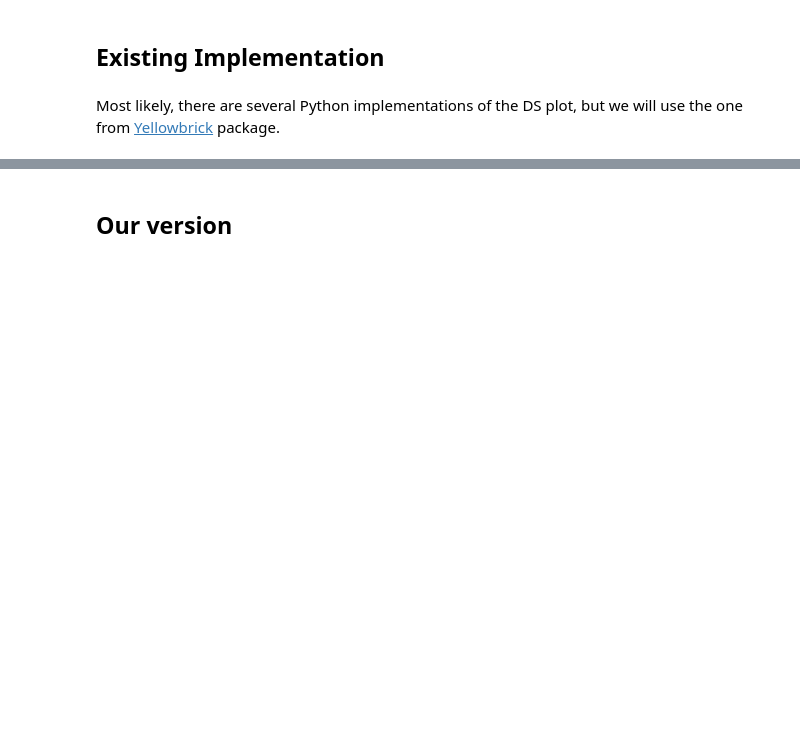
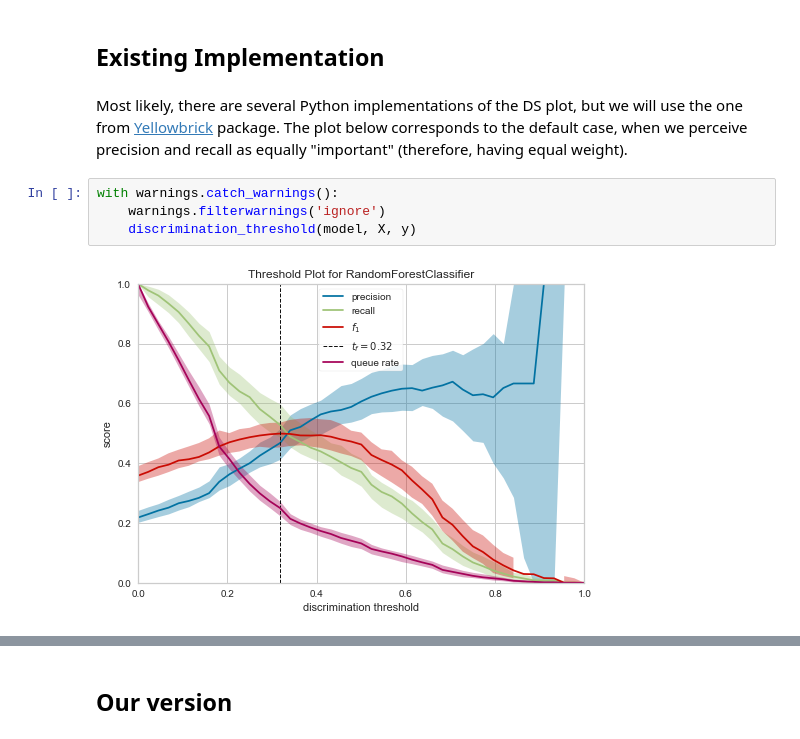
Before and after one commit to poghostick/discrimination-threshold, a Jupyter notebook: Discrimination-Threshold.ipynb, the cells around one changed output, grey strips where cells are left out. Saved outputs shown, nothing was run; the diff lists cells and outputs as text; blank space fills up the shorter version.

```diff
--- a/Discrimination-Threshold.ipynb
+++ b/Discrimination-Threshold.ipynb
@@ -76,4 +78,10 @@ model = Pipeline(steps=[
 # %% [markdown]
 ## Existing Implementation
 # %% [markdown]
-Most likely, there are several Python implementations of the DS plot, but we will use the one from [Yellowbrick](https://www.scikit-yb.org/en/latest/api/classifier/threshold.html) package.
+Most likely, there are several Python implementations of the DS plot, but we will use the one from [Yellowbrick](https://www.scikit-yb.org/en/latest/api/classifier/threshold.html) package. The plot below corresponds to the default case, when we perceive precision and recall as equally "important" (therefore, having equal weight).
+# %%
+with warnings.catch_warnings():
+    warnings.filterwarnings('ignore')
+    discrimination_threshold(model, X, y)
+# %% [output]
+[figure, added]
```
Also changed, not shown: parts of 12 cells of this notebook.
